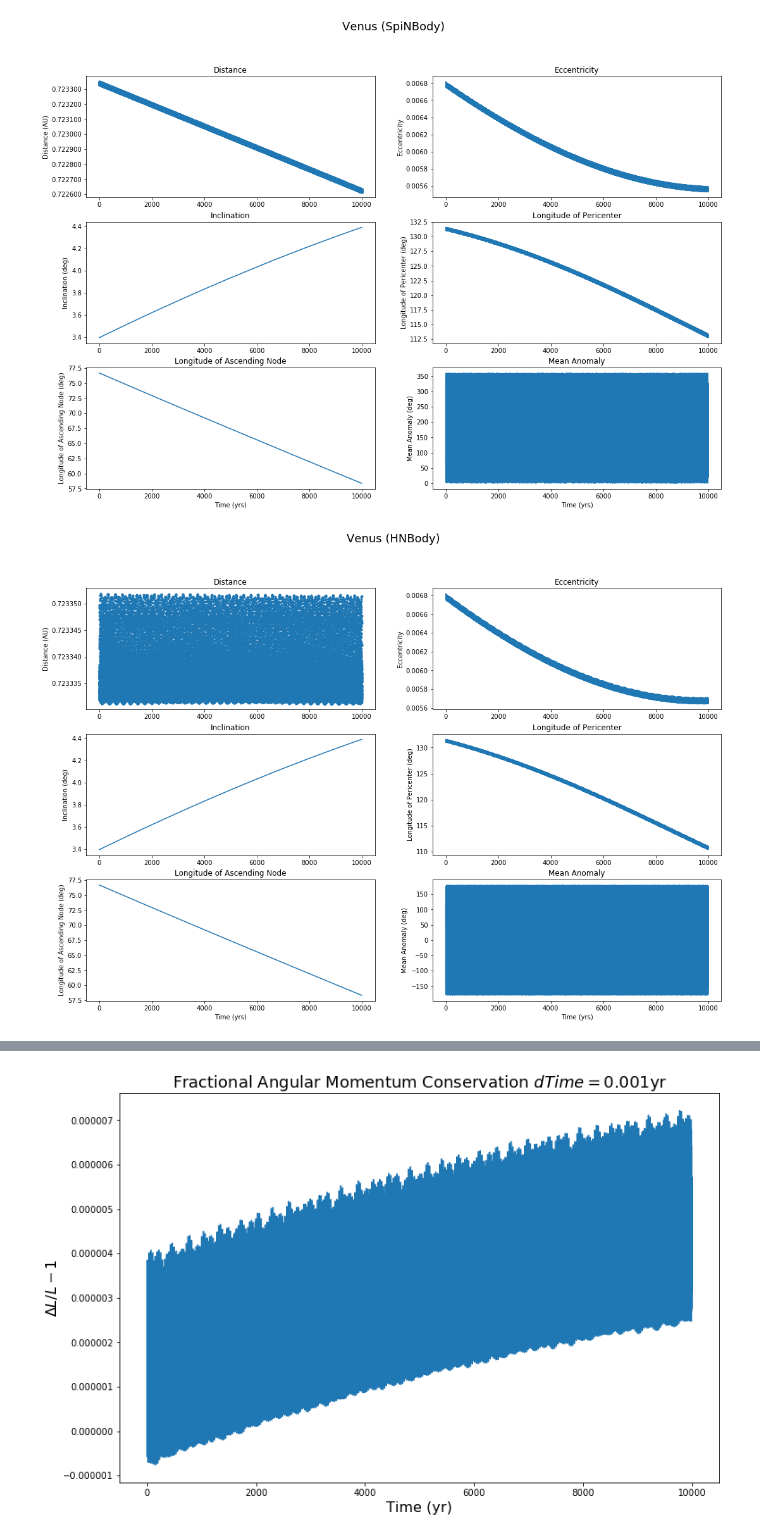
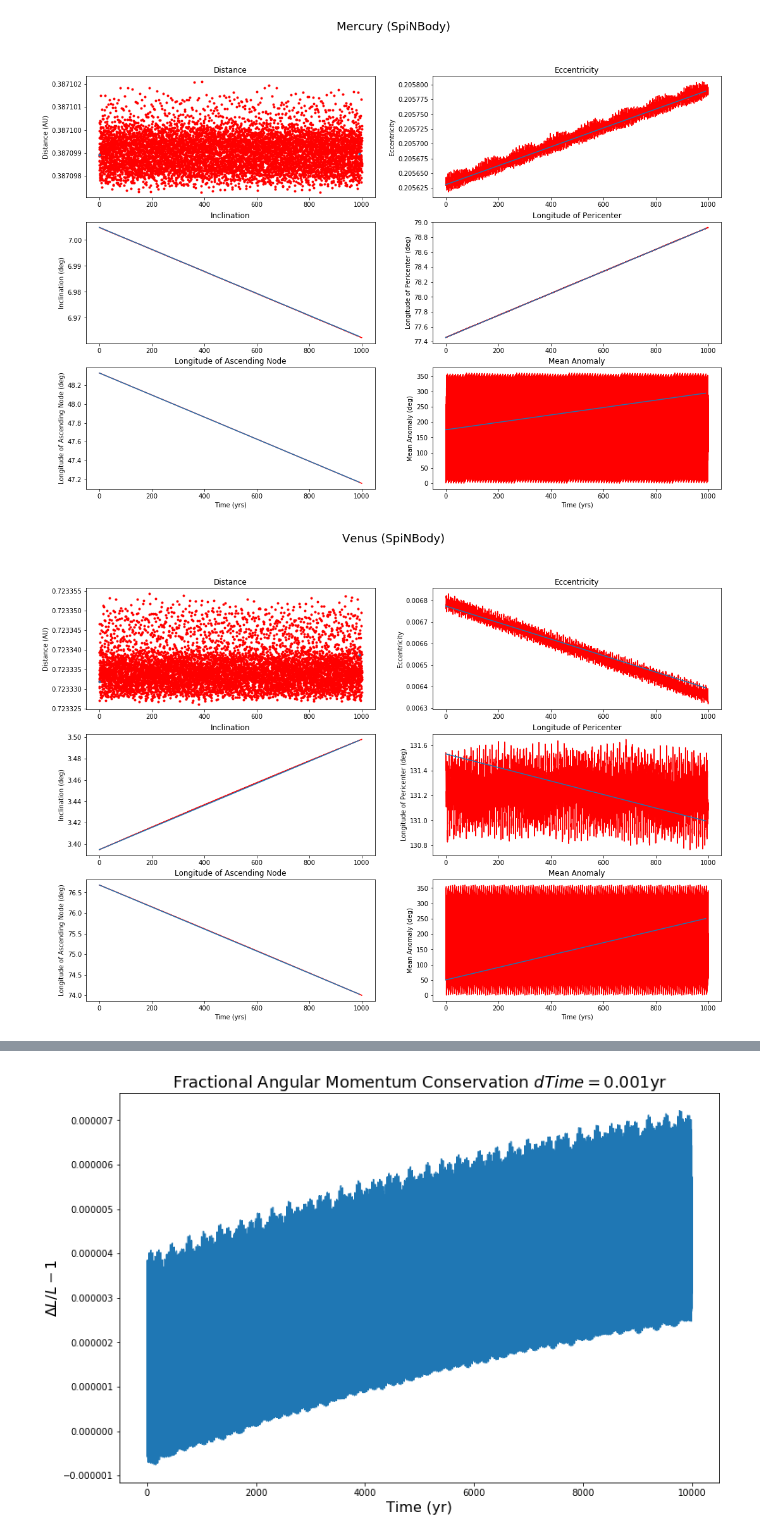
Before and after one commit to VirtualPlanetaryLaboratory/vplanet, a Jupyter notebook: examples/spinbody/HNBody_Comparison/SpiNBody_Plot.ipynb, the cells around one changed output, grey strips where cells are left out. Saved outputs shown, nothing was run; the diff lists cells and outputs as text; code cells hidden in the pictures.

```diff
--- a/examples/spinbody/HNBody_Comparison/SpiNBody_Plot.ipynb
+++ b/examples/spinbody/HNBody_Comparison/SpiNBody_Plot.ipynb
@@ -30,10 +30,13 @@ def ReadData(FileName):
 def ReadHNBody(FileName):
     planet = Planet()
     planet.Time, planet.a, planet.e, planet.i, planet.LongP, planet.LongA, planet.MeanA, planet.x1, planet.x2, planet.x3, planet.v1, planet.v2, planet.v3 = np.loadtxt(FileName, skiprows=17, unpack=True)
+    planet.MeanA[planet.MeanA<0]+=360
+    planet.LongP[planet.LongP<0]+=360
+    planet.LongA[planet.LongA<0]+=360
     planet.a = planet.a
     return planet
 
-#Mercury = ReadData('SpiNBody.Mercury.forward')
+Mercury = ReadData('SpiNBody.Mercury.forward')
 Venus = ReadData('SpiNBody.Venus.forward')
 Earth = ReadData('SpiNBody.Earth.forward')
 Mars = ReadData('SpiNBody.Mars.forward')
@@ -41,66 +44,77 @@ Mars = ReadData('SpiNBody.Mars.forward')
 star = Planet()
 Time, dt, star.a, star.e, star.i, star.LongP, star.LongA, star.MeanA, AngMom, OrbEnergy = np.loadtxt('SpiNBody.Star.forward', unpack=True)
 
-#hnMercury = ReadHNBody('plan1.dat')
 hnSun   = ReadHNBody('plan0.dat')
 hnSun.Mass=333000
-hnVenus = ReadHNBody('plan1.dat')
+hnMercury = ReadHNBody('plan1.dat')
+hnMercury.Mass = 0.0553
+hnVenus = ReadHNBody('plan2.dat')
 hnVenus.Mass = 0.815
-hnEarth = ReadHNBody('plan2.dat')
+hnEarth = ReadHNBody('plan3.dat')
 hnEarth.Mass = 1.
-hnMars = ReadHNBody('plan3.dat')
+hnMars = ReadHNBody('plan4.dat')
 hnMars.Mass = 0.107
 # %%
-def PlotPlanet(planet,Name):
+def PlotPlanet(planet,hnplanet,Name,EndTime=1e13):
+    hnarray = (hnplanet.Time <= EndTime)
+    array   = (planet.Time <= EndTime)
     fig,([ax1,ax2],[ax3,ax4],[ax5,ax6])=plt.subplots(3,2,figsize=[18,12])
     fig.suptitle(Name,fontsize=18)
-    ax1.plot(planet.Time,planet.a,'.')
+    ax1.plot(hnplanet.Time[hnarray],hnplanet.a[hnarray],'r.')
+    ax1.plot(planet.Time[array],planet.a[array],'.')
+
     #plt.xlabel('Time (yrs)')
     ax1.set_ylabel('Distance (AU)')
     ax1.yaxis.set_major_formatter(FormatStrFormatter('%.6f'))
     ax1.set_title('Distance')
 
-    ax2.plot(planet.Time, planet.e)
+    ax2.plot(hnplanet.Time[hnarray], hnplanet.e[hnarray],'r')
+    ax2.plot(planet.Time[array], planet.e[array])
     #plt.xlabel('Time (yrs)')
     ax2.set_ylabel('Eccentricity')
     ax2.set_title('Eccentricity')
 
     plt.subplot(3,2,3)
-    plt.plot(planet.Time, planet.i)
+    plt.plot(hnplanet.Time[hnarray], hnplanet.i[hnarray],'r')
+    plt.plot(planet.Time[array], planet.i[array])
+
     #plt.xlabel('Time (yrs)')
     plt.ylabel('Inclination (deg)')
     plt.title('Inclination')
 
     plt.subplot(3,2,4)
-    plt.plot(planet.Time, planet.LongP)
+    plt.plot(hnplanet.Time[hnarray], hnplanet.LongP[hnarray],'r')
+    plt.plot(planet.Time[array], planet.LongP[array])
     plt.ylabel('Longitude of Pericenter (deg)')
     plt.title('Longitude of Pericenter')
 
     plt.subplot(3,2,5)
-    plt.plot(planet.Time, planet.LongA)
+    plt.plot(hnplanet.Time[hnarray], hnplanet.LongA[hnarray],'r')
+    plt.plot(planet.Time[array], planet.LongA[array])
     plt.ylabel('Longitude of Ascending Node (deg)')
     plt.title('Longitude of Ascending Node')
     plt.xlabel('Time (yrs)')
 
     plt.subplot(3,2,6)
-    plt.plot(planet.Time, planet.MeanA)
+    plt.plot(hnplanet.Time[hnarray], hnplanet.MeanA[hnarray],'r')
+    plt.plot(planet.Time[array], planet.MeanA[array])
     plt.ylabel('Mean Anomaly (deg)')
     plt.xlabel('Time (yrs)')
     plt.title('Mean Anomaly')
 
-    plt.savefig(Name+'_OrbElems.pdf')
+    plt.savefig(Name+'_OrbElemsShort.png')
 
-#PlotPlanet(Mercury,'Mercury (SpiNBody)')
+PlotPlanet(Mercury,hnMercury,'Mercury (SpiNBody)',1000)
 #PlotPlanet(hnMercury,'Mercury (HNBody)')
 
-PlotPlanet(Venus,'Venus (SpiNBody)')
-PlotPlanet(hnVenus,'Venus (HNBody)')
+PlotPlanet(Venus,hnVenus,'Venus (SpiNBody)',1000)
+#PlotPlanet(hnVenus,'Venus (HNBody)')
 
-PlotPlanet(Earth,'Earth (SpiNBody)')
-PlotPlanet(hnEarth,'Earth (HNBody)')
+PlotPlanet(Earth,hnEarth,'Earth (SpiNBody)',1000)
+#PlotPlanet(hnEarth,'Earth (HNBody)')
 
-PlotPlanet(Mars,'Mars (SpiNBody)')
-PlotPlanet(hnMars,'Mars (HNBody)')
+PlotPlanet(Mars,hnMars,'Mars (SpiNBody)',1000)
+#PlotPlanet(hnMars,'Mars (HNBody)')
 # %% [output]
-[figure, old version]
+[figure, new version]
-[figure, old version]
+[figure, new version]
```
Also changed, not shown: parts of 2 cells of this notebook, 17 other files.
